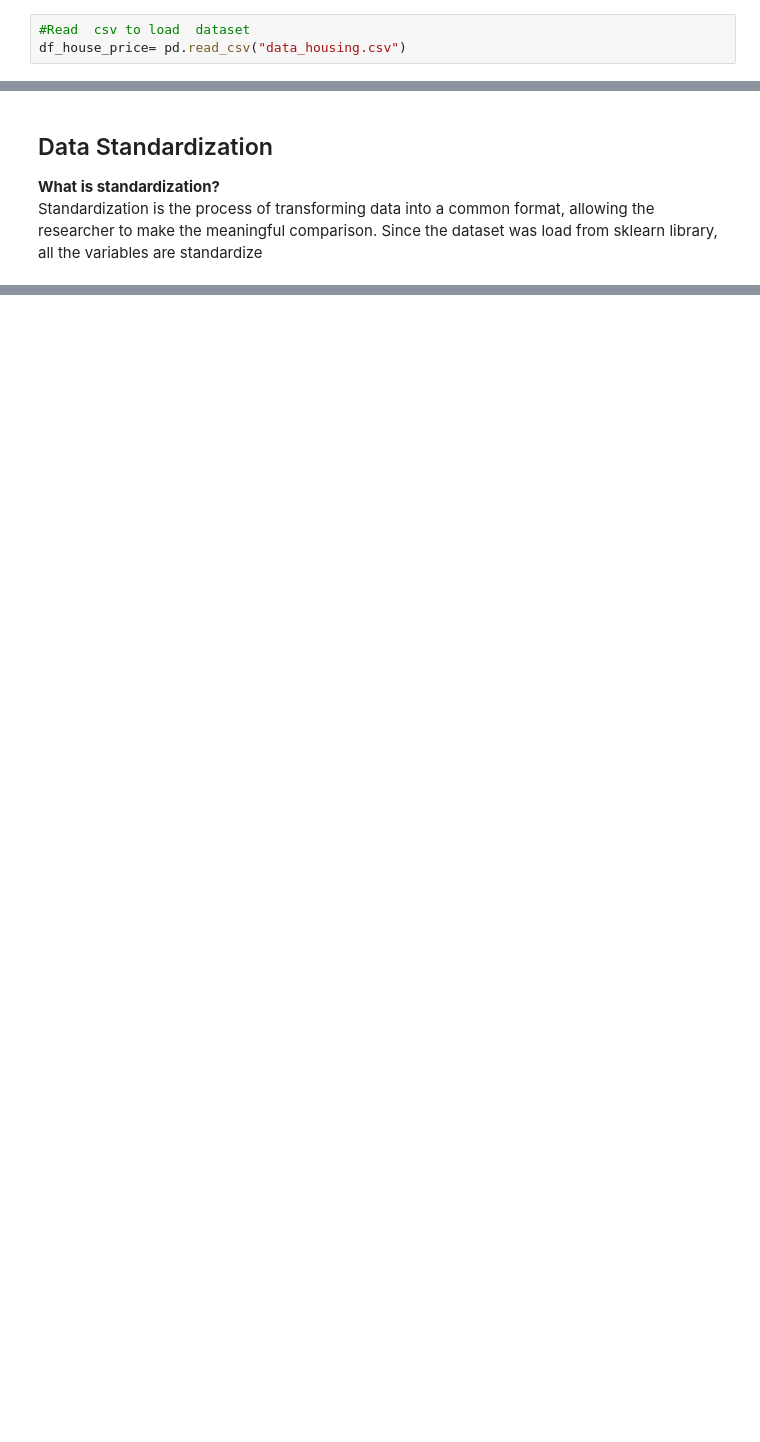
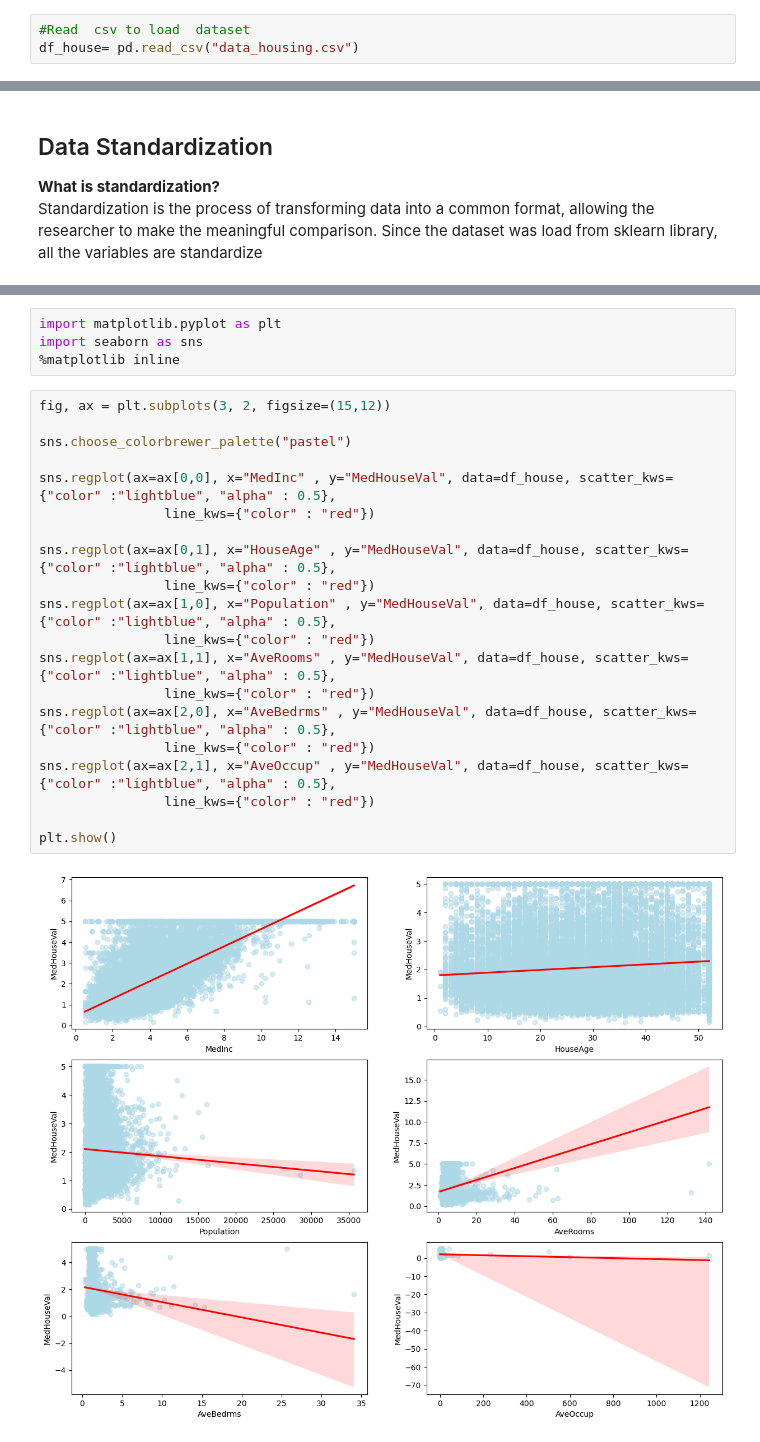
Before and after one commit to irenediaz1974/Portfolio2023, a Jupyter notebook: Regression Project/Data_analysis.ipynb, the cells around one changed output, grey strips where cells are left out. Saved outputs shown, nothing was run; the diff lists cells and outputs as text; blank space fills up the shorter version.

```diff
--- a/Regression Project/Data_analysis.ipynb
+++ b/Regression Project/Data_analysis.ipynb
@@ -83,6 +80,6 @@ There is not missing data or duplicate values into the CaliforniaHousing dataset
 #Load_dataset_once
 # %%
 #Read  csv to load  dataset
-df_house_price= pd.read_csv("data_housing.csv")
+df_house= pd.read_csv("data_housing.csv")
 # %%
 #columns header
@@ -102,0 +116,26 @@ Since the dataset was load from sklearn library, all the variables are standardi
+# %%
+import matplotlib.pyplot as plt
+import seaborn as sns
+%matplotlib inline
+# %%
+fig, ax = plt.subplots(3, 2, figsize=(15,12))
+
+sns.choose_colorbrewer_palette("pastel")
+
+sns.regplot(ax=ax[0,0], x="MedInc" , y="MedHouseVal", data=df_house, scatter_kws={"color" :"lightblue", "alpha" : 0.5},
+                line_kws={"color" : "red"})
+
+sns.regplot(ax=ax[0,1], x="HouseAge" , y="MedHouseVal", data=df_house, scatter_kws={"color" :"lightblue", "alpha" : 0.5},
+                line_kws={"color" : "red"})
+sns.regplot(ax=ax[1,0], x="Population" , y="MedHouseVal", data=df_house, scatter_kws={"color" :"lightblue", "alpha" : 0.5},
+                line_kws={"color" : "red"})
+sns.regplot(ax=ax[1,1], x="AveRooms" , y="MedHouseVal", data=df_house, scatter_kws={"color" :"lightblue", "alpha" : 0.5},
+                line_kws={"color" : "red"})
+sns.regplot(ax=ax[2,0], x="AveBedrms" , y="MedHouseVal", data=df_house, scatter_kws={"color" :"lightblue", "alpha" : 0.5},
+                line_kws={"color" : "red"})
+sns.regplot(ax=ax[2,1], x="AveOccup" , y="MedHouseVal", data=df_house, scatter_kws={"color" :"lightblue", "alpha" : 0.5},
+                line_kws={"color" : "red"})
+
+plt.show()
+# %% [output]
+[figure, added]
```
Also changed, not shown: parts of 11 cells of this notebook, 2 other files.
